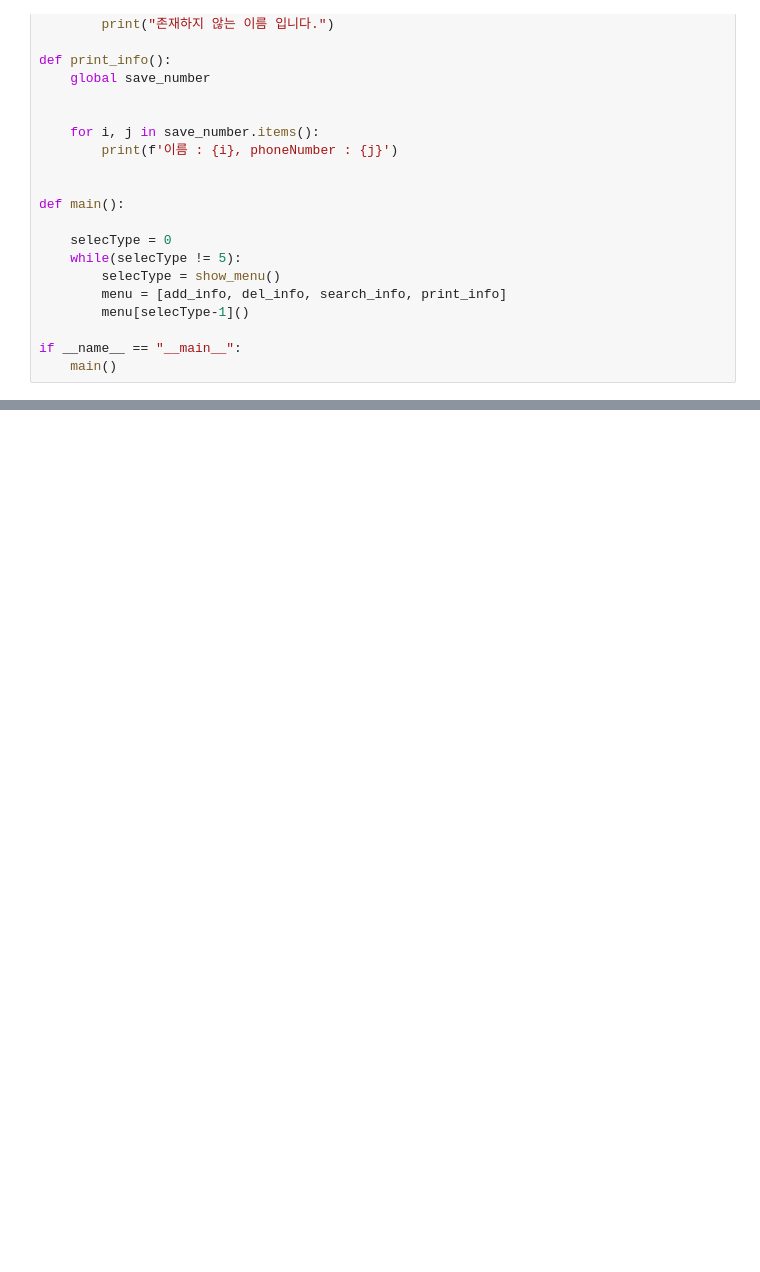
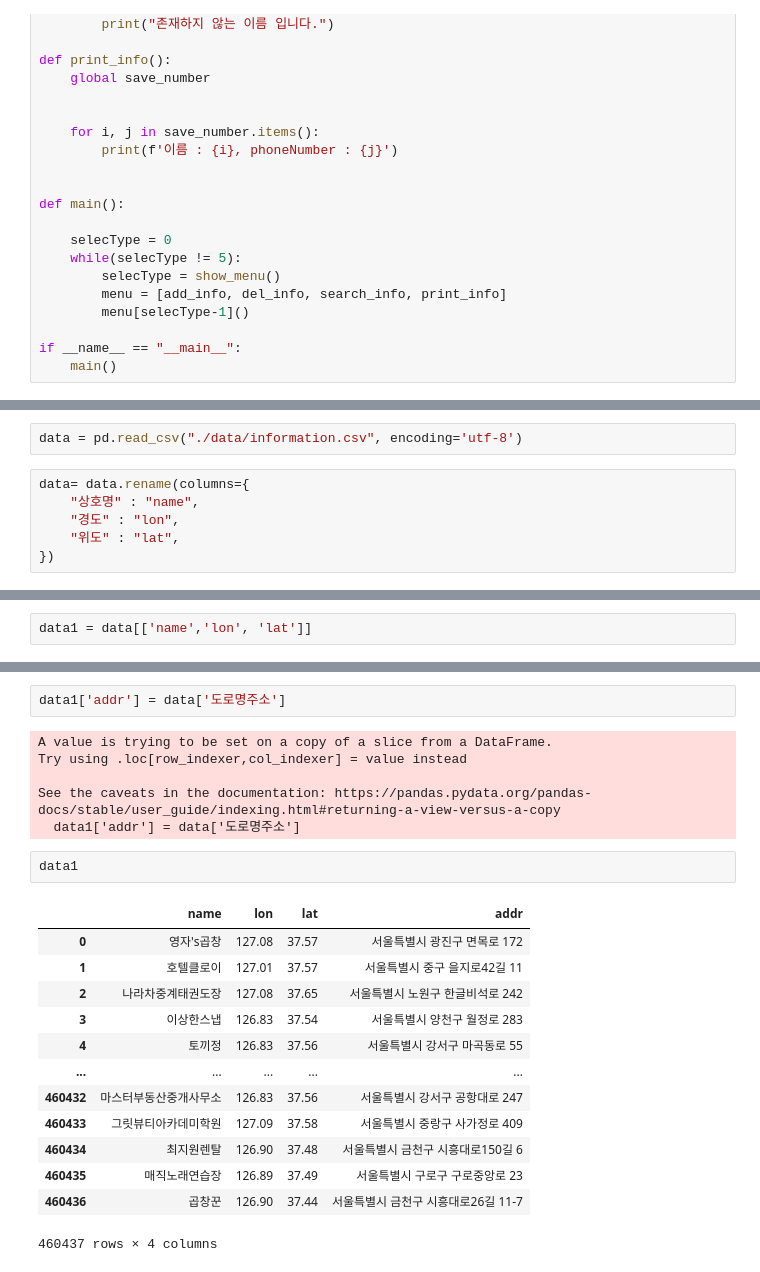
Before and after one commit to al0214/Hoseo, a Jupyter notebook: Python/main.ipynb, the cells around one changed output, grey strips where cells are left out. Saved outputs shown, nothing was run; the diff lists cells and outputs as text; blank space fills up the shorter version.

```diff
--- a/Python/main.ipynb
+++ b/Python/main.ipynb
@@ -686,0 +732,8 @@ a.replace()
+# %%
+data = pd.read_csv("./data/information.csv", encoding='utf-8')
+# %%
+data= data.rename(columns={
+    "상호명" : "name",
+    "경도" : "lon",
+    "위도" : "lat",
+})
@@ -686,0 +755,2 @@ a.replace()
+# %%
+data1 = data[['name','lon', 'lat']]
@@ -686,0 +773,24 @@ a.replace()
+# %%
+data1['addr'] = data['도로명주소']
+# %% [output]
+A value is trying to be set on a copy of a slice from a DataFrame.
+Try using .loc[row_indexer,col_indexer] = value instead
+
+See the caveats in the documentation: https://pandas.pydata.org/pandas-docs/stable/user_guide/indexing.html#returning-a-view-versus-a-copy
+  data1['addr'] = data['도로명주소']
+# %%
+data1
+# %% [output]
+|  | name | lon | lat | addr |
+| 0 | 영자's곱창 | 127.08 | 37.57 | 서울특별시 광진구 면목로 172 |
+| 1 | 호텔클로이 | 127.01 | 37.57 | 서울특별시 중구 을지로42길 11 |
+| 2 | 나라차중계태권도장 | 127.08 | 37.65 | 서울특별시 노원구 한글비석로 242 |
+| 3 | 이상한스냅 | 126.83 | 37.54 | 서울특별시 양천구 월정로 283 |
+| 4 | 토끼정 | 126.83 | 37.56 | 서울특별시 강서구 마곡동로 55 |
+| ... | ... | ... | ... | ... |
+| 460432 | 마스터부동산중개사무소 | 126.83 | 37.56 | 서울특별시 강서구 공항대로 247 |
+| 460433 | 그릿뷰티아카데미학원 | 127.09 | 37.58 | 서울특별시 중랑구 사가정로 409 |
+| 460434 | 최지원렌탈 | 126.90 | 37.48 | 서울특별시 금천구 시흥대로150길 6 |
+| 460435 | 매직노래연습장 | 126.89 | 37.49 | 서울특별시 구로구 구로중앙로 23 |
+| 460436 | 곱창꾼 | 126.90 | 37.44 | 서울특별시 금천구 시흥대로26길 11-7 |
+460437 rows × 4 columns
```
Also changed, not shown: parts of 16 cells of this notebook, 51 other files.
